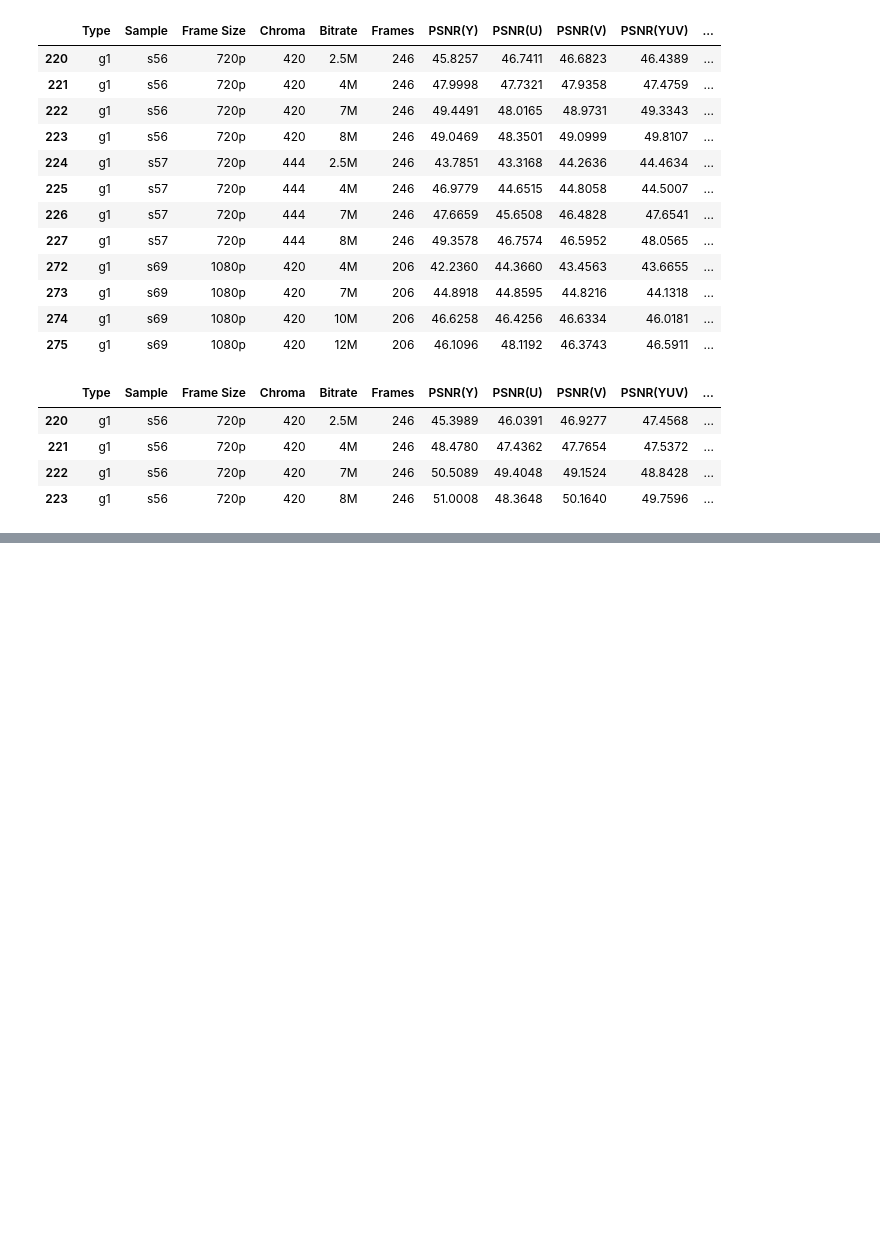
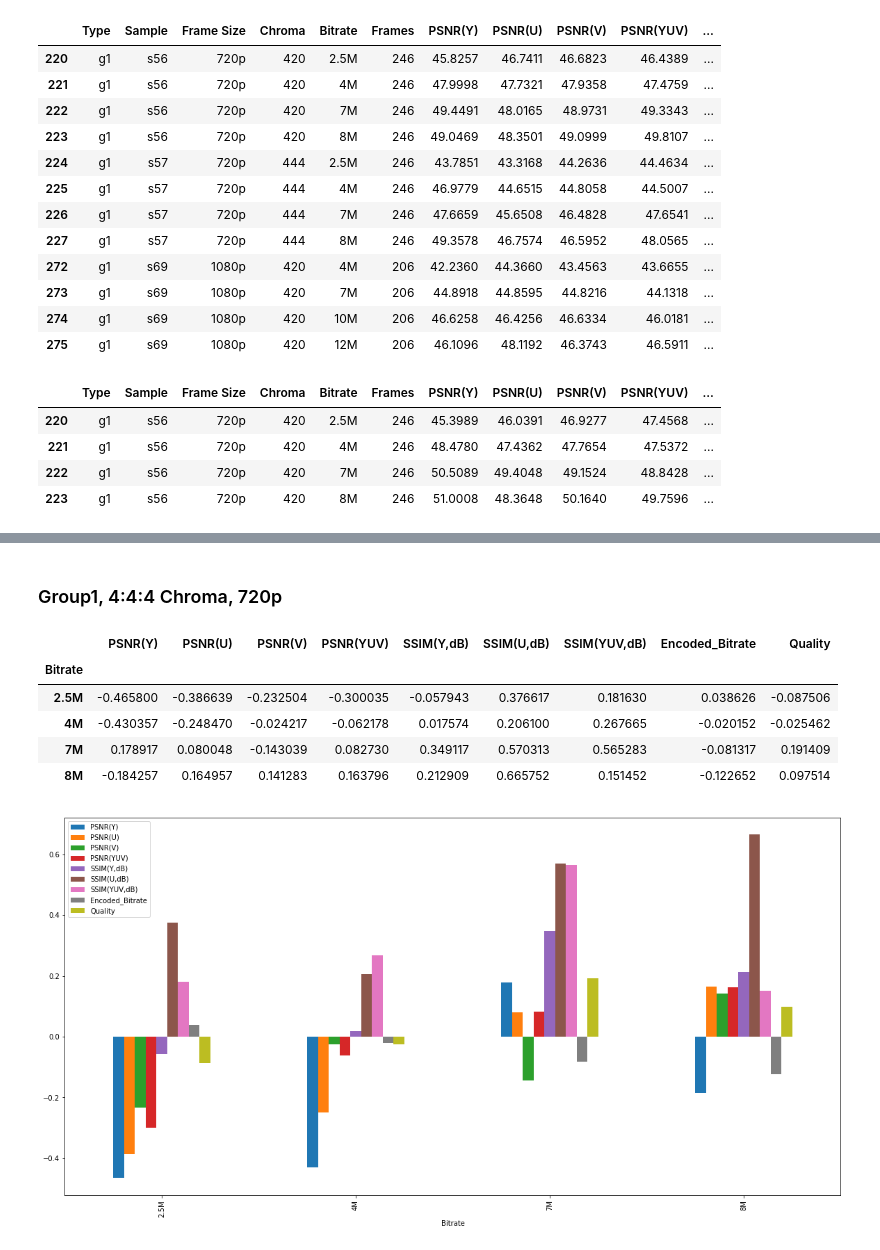
Before and after one commit to stackingboostedtrees/codec_test, a Jupyter notebook: codec_assignment.ipynb, the cells around one changed output, grey strips where cells are left out. Saved outputs shown, nothing was run; the diff lists cells and outputs as text; code cells hidden in the pictures; blank space fills up the shorter version.

```diff
--- a/codec_assignment.ipynb
+++ b/codec_assignment.ipynb
@@ -411,0 +272,14 @@ df.head(10)
+# %% [markdown]
+<a id='g1-444-720p'></a>
+<h3>Group1, 4:4:4 Chroma, 720p</h3>
+# %%
+difference.loc[('g1', 444, '720p')].plot(kind='bar', figsize=(20,10))
+difference.loc[('g1', 444, '720p')].head(50)
+# %% [output]
+|  | PSNR(Y) | PSNR(U) | PSNR(V) | PSNR(YUV) | SSIM(Y,dB) | SSIM(U,dB) | SSIM(YUV,dB) | Encoded_Bitrate | Quality |
+| Bitrate |  |  |  |  |  |  |  |  |  |
+| 2.5M | -0.465800 | -0.386639 | -0.232504 | -0.300035 | -0.057943 | 0.376617 | 0.181630 | 0.038626 | -0.087506 |
+| 4M | -0.430357 | -0.248470 | -0.024217 | -0.062178 | 0.017574 | 0.206100 | 0.267665 | -0.020152 | -0.025462 |
+| 7M | 0.178917 | 0.080048 | -0.143039 | 0.082730 | 0.349117 | 0.570313 | 0.565283 | -0.081317 | 0.191409 |
+| 8M | -0.184257 | 0.164957 | 0.141283 | 0.163796 | 0.212909 | 0.665752 | 0.151452 | -0.122652 | 0.097514 |
+[figure, added]
```
Also changed, not shown: parts of 58 cells of this notebook.
